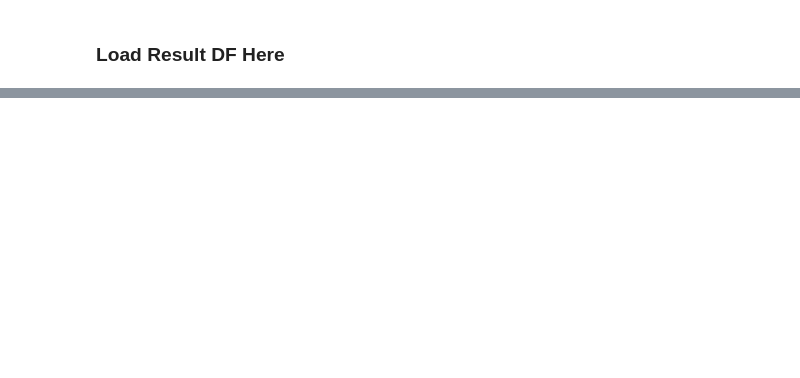
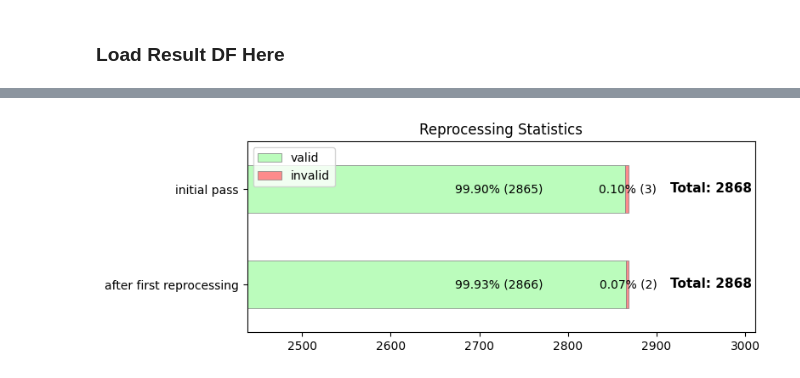
Before and after one commit to jtolsma1/review_scorer, a Jupyter notebook: review_scorer.ipynb, the cells around one changed output, grey strips where cells are left out. Cells and saved outputs as stored; diff of their text form; code cells hidden in the pictures; blank space fills up the shorter version.

```diff
--- a/review_scorer.ipynb
+++ b/review_scorer.ipynb
@@ -281,3 +278,5 @@ result_df = pd.concat([reviews_df,(pd.DataFrame(pd.Series(result_list).apply(Par
 result_df = result_df.replace(to_replace="neutral",value="none")
 # %%
 result_df,to_reprocess = GenerateReprocessData(result_df,valid_classes)
+
+repr_stage1_invalid = to_reprocess[["food","service","ambiance"]].size - to_reprocess[["food","service","ambiance"]].isin(valid_classes).sum().sum()
@@ -423,0 +431,46 @@ plt.show()
+# %%
+repr_stats_df = pd.DataFrame({
+"valid":[result_df.size - repr_stage2_invalid,result_df.size - repr_stage1_invalid],
+"invalid":[repr_stage2_invalid,repr_stage1_invalid],
+},index =["after first reprocessing","initial pass"]
+)
+# %%
+fig,ax = plt.subplots(1,1,figsize = (8,3))
+
+color_map = {"valid":"#BBFCBC","invalid":"#FD8B8B"}
+repr_stats_df.plot(
+    kind = "barh",
+    stacked = True,
+    ax = ax,
+    color = [color_map[col] for col in repr_stats_df.columns],
+    edgecolor = "gray",
+    linewidth = 0.5
+)
+
+ax.set_xlim([result_df.size*0.85,result_df.size*1.05])
+ax.set_title("Reprocessing Statistics")
+
+# annotate percentages
+for container in ax.containers:
+    for rect in container:
+        width = rect.get_width()
+        if width > 0:
+            percentage = 100 * width / result_df.size
+            ax.annotate(f"{percentage:.2f}% ({width:.0f})",
+                        xy=(rect.get_x() + width*0.95,
+                            rect.get_y() + rect.get_height() / 2),
+                        ha="center", va="center", fontsize=10, color="black")
+
+for idx,row in enumerate(repr_stats_df.itertuples()):
+    total = row.valid + row.invalid
+    ax.annotate(f"Total: {total}",
+                xy=(total,idx),
+                xytext=(70, -5),
+                textcoords="offset points",
+                ha="center", va="bottom", fontsize=11, fontweight="bold")
+
+handles, labels = ax.get_legend_handles_labels()
+ax.legend(handles, labels, title ="", loc="upper left")
+plt.tight_layout()
+# %% [output]
+[figure, added]
```
Also changed, not shown: parts of 12 cells of this notebook.
